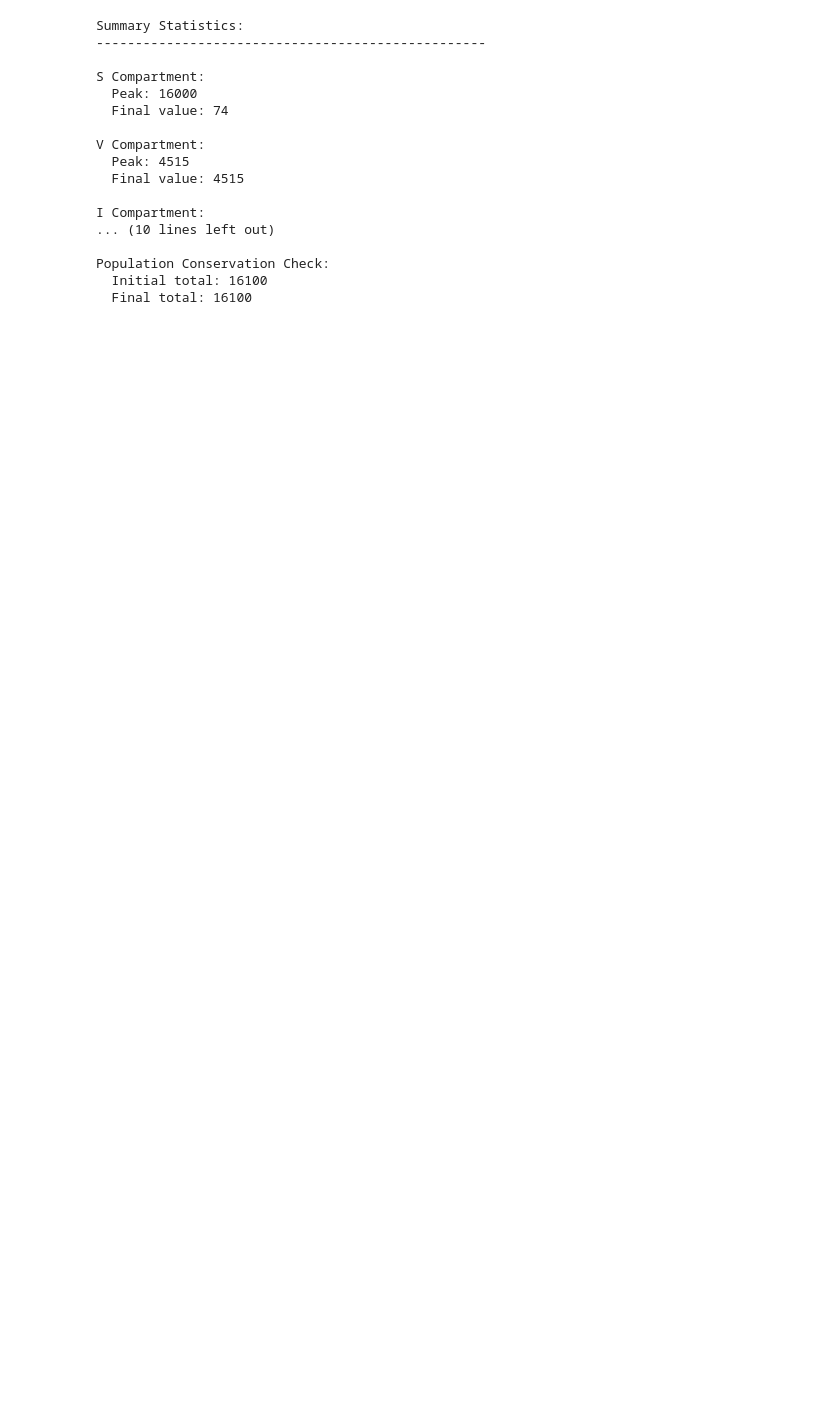
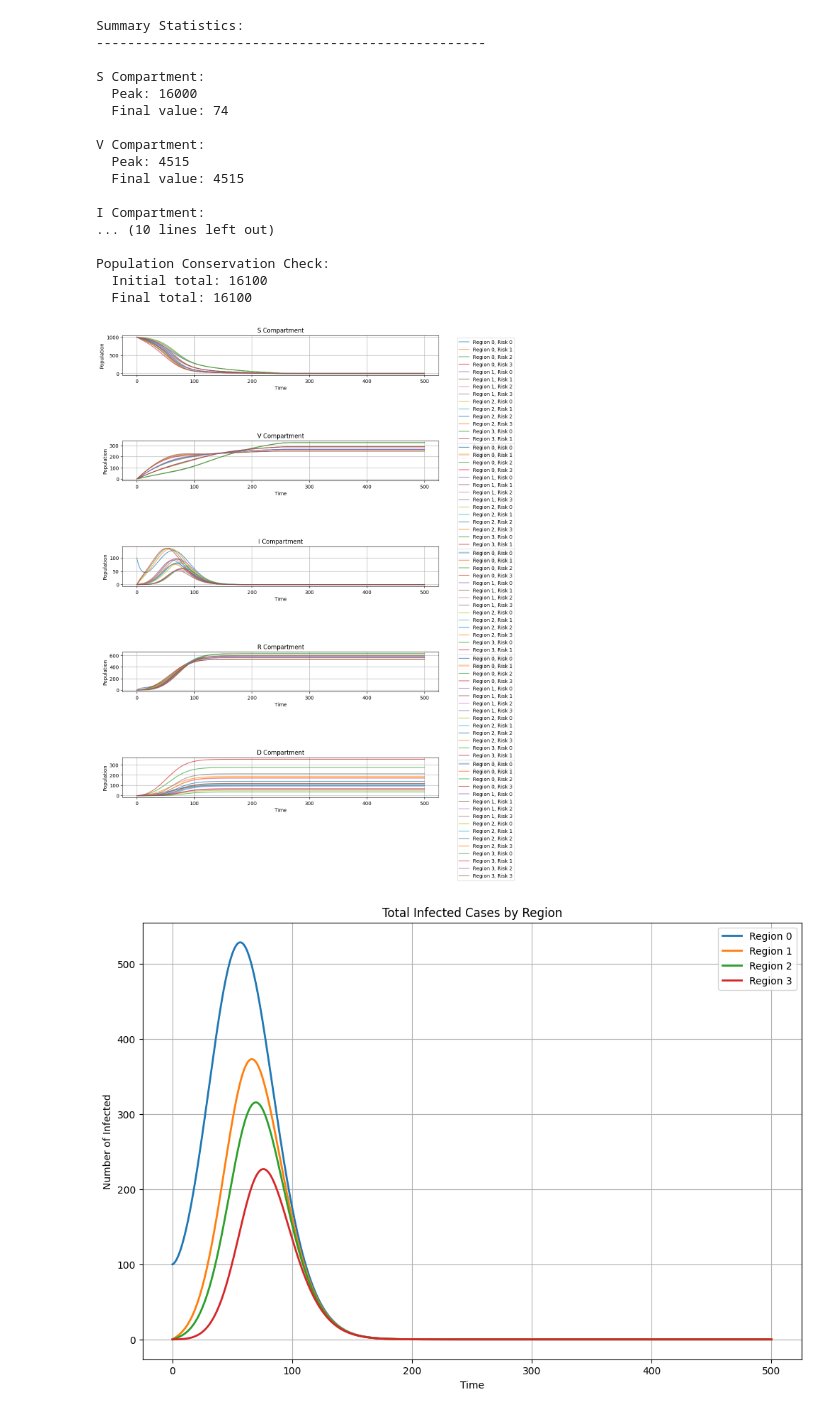
Before and after one commit to erfan-bayat13/computer_aided_simmulation, a Jupyter notebook: SIR_method/test1.ipynb, the cells around one changed output. Saved outputs shown, nothing was run; the diff lists cells and outputs as text; code cells hidden in the pictures; blank space fills up the shorter version.

Commit message:
SVIRD testing

```diff
--- a/SIR_method/test1.ipynb
+++ b/SIR_method/test1.ipynb
@@ -39,3 +39,54 @@ I Compartment:
 Population Conservation Check:
   Initial total: 16100
   Final total: 16100
+# %%
+# Initialize SVIRD model
+model = SVIRDModel()
+
+# Set comparable parameters
+model.params.update({
+    'beta': np.array([0.3, 0.4, 0.5, 0.6]),  # Transmission rates
+    'gamma': np.array([0.1, 0.1, 0.1, 0.1]), # Recovery rates
+    'mu': np.array([0.01, 0.02, 0.03, 0.04]), # Mortality rates
+    'nu': 50.0,  # Vaccination capacity
+    'eta': 0.9,  # Vaccine efficacy
+    'omega': 0.01, # Waning immunity rate
+    'alpha': np.array([1.0, 2.0, 3.0, 4.0]),  # Vaccination priorities
+    'diffusion': {
+        'S': 0.1,
+        'V': 0.05,
+        'I': 0.01,
+        'R': 0.1
+    },
+    'connectivity': np.array([
+        [0, 1, 0.5, 0],
+        [1, 0, 1, 0.5],
+        [0.5, 1, 0, 1],
+        [0, 0.5, 1, 0]
+    ])
+})
+
+# Set initial conditions
+initial_conditions = {
+    'S': np.ones((4, 4)) * 1000,  # 1000 susceptible in each group
+    'I': np.zeros((4, 4)),
+    'V': np.zeros((4, 4)),
+    'R': np.zeros((4, 4)),
+    'D': np.zeros((4, 4))
+}
+initial_conditions['I'][0,0] = 100  # Start with 100 infected in region 0, risk group 0
+
+# Run simulation
+t, solution = model.test_simulation(t_max=500)
+
+# Generate various analysis plots
+model.plot_simulation(t, solution)
+model.plot_region_comparison(t, solution)
+model.plot_risk_group_comparison(t, solution)
+model.plot_vaccination_progress(t, solution)
+model.plot_mortality_analysis(t, solution)
+model.plot_spatial_heatmap(t, solution)
+model.plot_peak_timing_analysis(t, solution)
+# %% [output]
+[figure, added]
+[figure, added]
```
Also changed, not shown: parts of 2 cells of this notebook.
